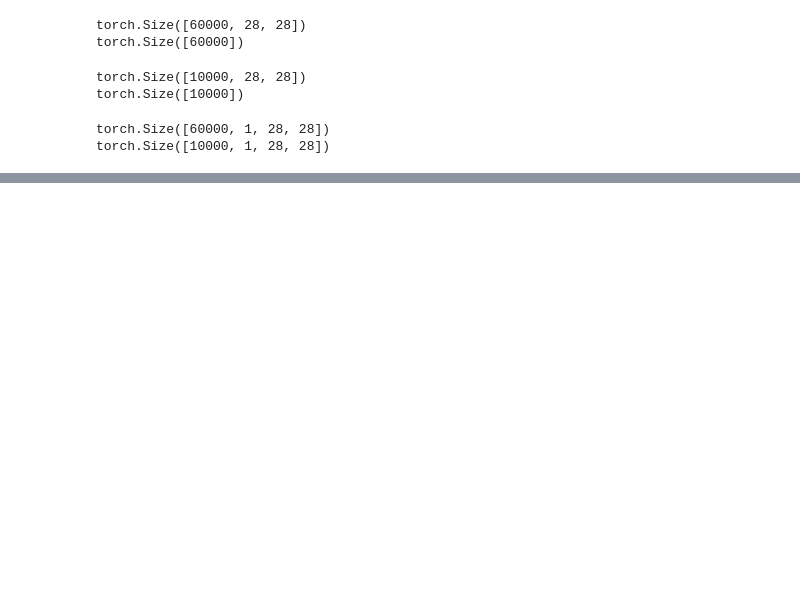
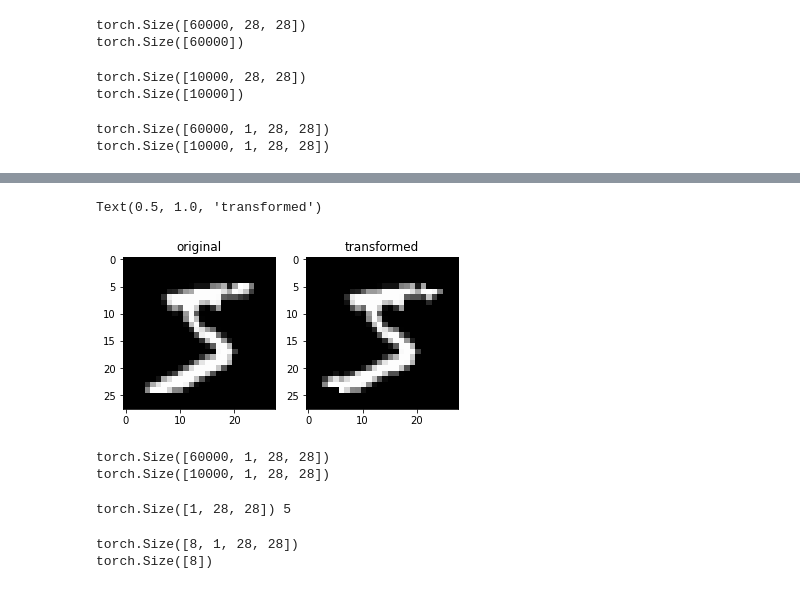
Before and after one commit to akansh12/-Deep-Learning-for-Computer-Vision, a Jupyter notebook: Pytorch_tutorials/Book_1/Chapter_1.ipynb, the cells around one changed output, grey strips where cells are left out. Saved outputs shown, nothing was run; the diff lists cells and outputs as text; code cells hidden in the pictures; blank space fills up the shorter version.

```diff
--- a/Pytorch_tutorials/Book_1/Chapter_1.ipynb
+++ b/Pytorch_tutorials/Book_1/Chapter_1.ipynb
@@ -104,0 +96,21 @@ show(x_grid)
+# %%
+data_transform = transforms.Compose([
+    transforms.RandomRotation((-10,10)),
+#     transforms.RandomHorizontalFlip(p=1),
+    transforms.ToTensor()
+])
+# %%
+img = train_data[0][0]
+img_tr = data_transform(img)
+
+img_tr = img_tr.numpy()
+# %%
+plt.subplot(1,2,1)
+plt.imshow(img,cmap = 'gray')
+plt.title("original")
+plt.subplot(1,2,2)
+plt.imshow(img_tr[0], cmap = "gray")
+plt.title("transformed")
+# %% [output]
+Text(0.5, 1.0, 'transformed')
+[figure, added]
@@ -104,0 +119,12 @@ show(x_grid)
+# %%
+x_train, y_train = train_data.data, train_data.targets
+if len(x_train.shape) == 3:
+    x_train = x_train.unsqueeze(1)
+print(x_train.shape)
+
+if len(x_val.shape) == 3:
+    x_val = x_val.unsqueeze(1)
+print(x_val.shape)
+# %% [output]
+torch.Size([60000, 1, 28, 28])
+torch.Size([10000, 1, 28, 28])
@@ -104,0 +135,18 @@ show(x_grid)
+# %%
+for x,y in train_ds:
+    print(x.shape, y.item())
+    break
+# %% [output]
+torch.Size([1, 28, 28]) 5
+# %%
+from torch.utils.data import DataLoader
+train_dl = DataLoader(train_ds, batch_size = 8)
+val_dl = DataLoader(val_ds, batch_size = 8)
+
+for xb,yb in train_dl:
+    print(xb.shape)
+    print(yb.shape)
+    break
+# %% [output]
+torch.Size([8, 1, 28, 28])
+torch.Size([8])
```
Also changed, not shown: parts of 11 cells of this notebook.
